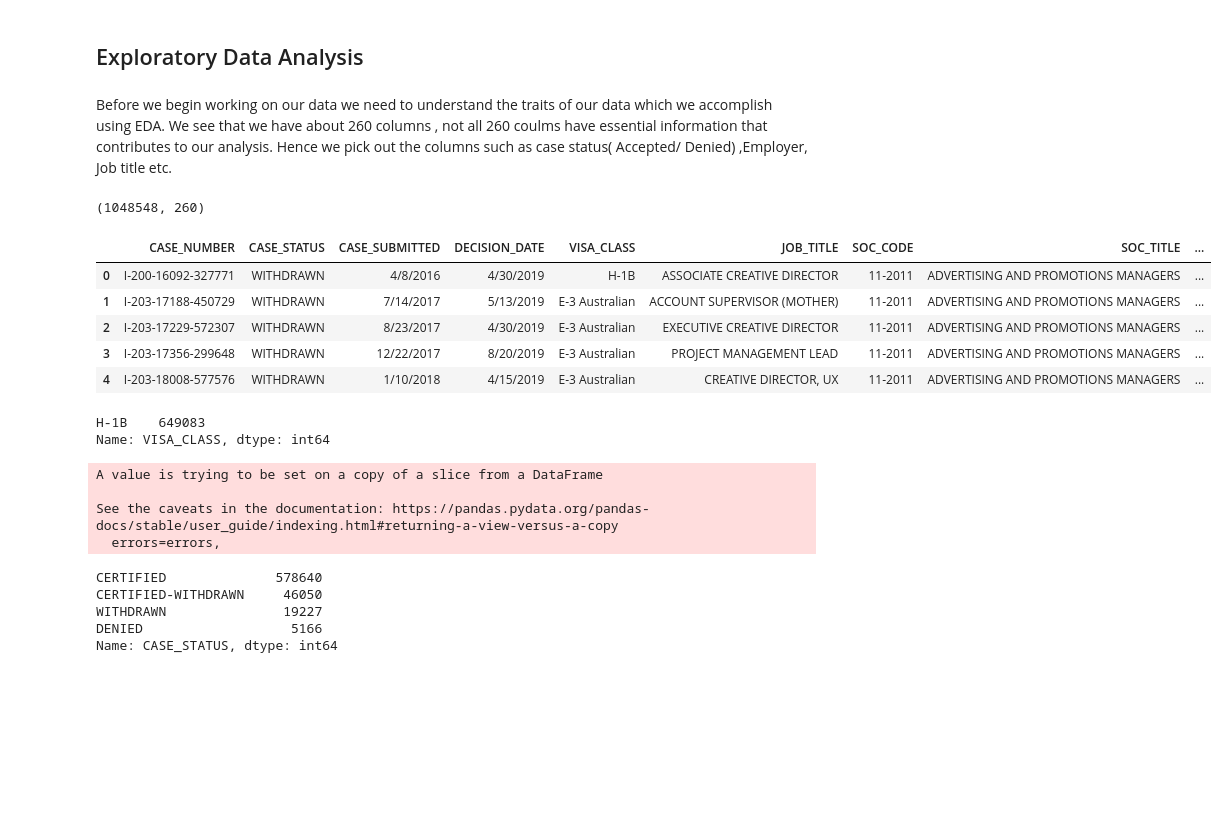
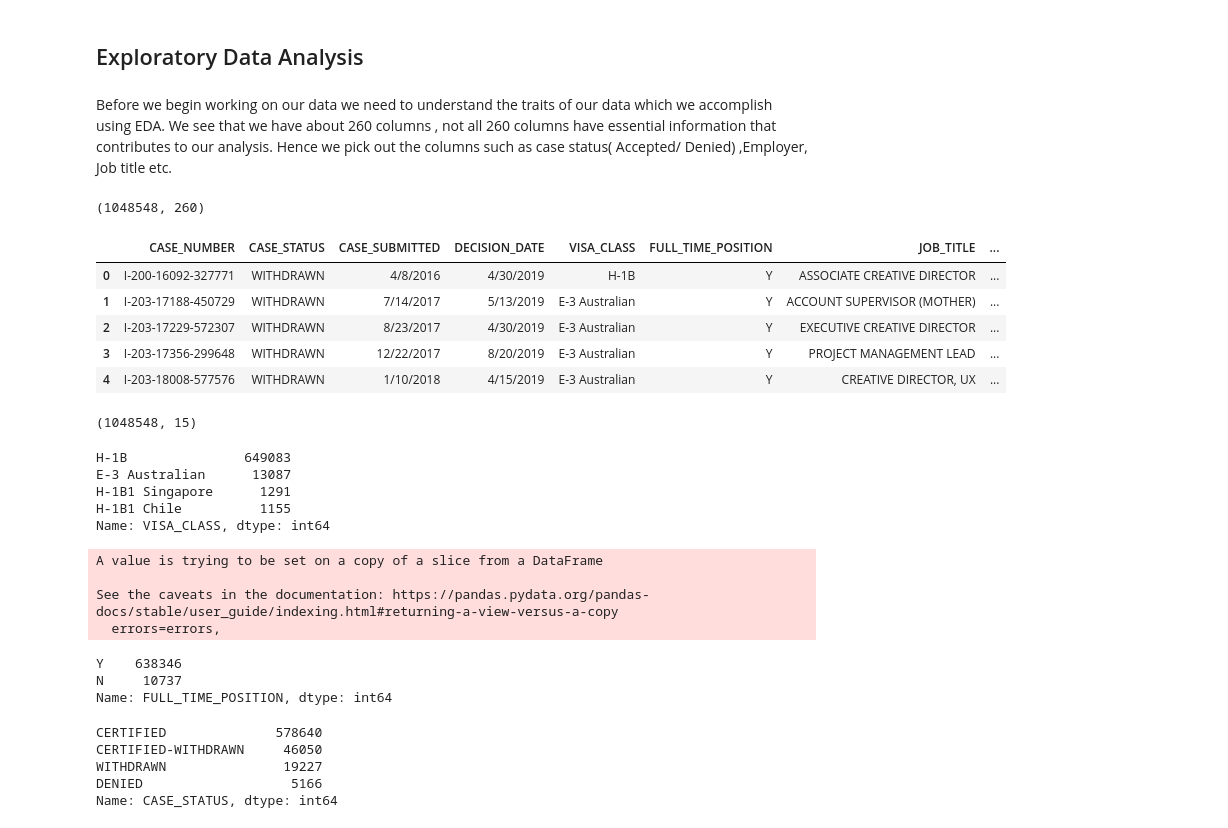
Before and after one commit to Swathi-965/Analyzing-H1B-Acceptance-trends-and-factors-relating-to-it., a Jupyter notebook: H1b_project.ipynb, the cells around one changed output. Drawn from its saved outputs; the diff is of its cells as text; code cells hidden in the pictures; blank space fills up the shorter version.

Commit message:
EDA, New Columns
EDA visualization for top 10 employers
4 new columns added

```diff
--- a/H1b_project.ipynb
+++ b/H1b_project.ipynb
@@ -23,7 +19,7 @@ import warnings
 # %% [markdown]
 ## Exploratory Data Analysis
 # %% [markdown]
-Before we begin working on our data we need to understand the traits of our data which we accomplish using EDA. We see that we have about 260 columns , not all 260 coulms have essential information that contributes to our analysis. Hence we pick out the columns such as case status( Accepted/ Denied) ,Employer, Job title etc.
+Before we begin working on our data we need to understand the traits of our data which we accomplish using EDA. We see that we have about 260 columns , not all 260 columns have essential information that contributes to our analysis. Hence we pick out the columns such as case status( Accepted/ Denied) ,Employer, Job title etc.
 # %%
 #Read the csv file and stored in file
 file=pd.read_csv('/content/gdrive/My Drive/H-1B_Disclosure_Data_FY2019.csv')
@@ -32,19 +28,27 @@ file.shape
 # %% [output]
 (1048548, 260)
 # %%
-cleaned=file[['CASE_NUMBER','CASE_STATUS','CASE_SUBMITTED','DECISION_DATE','VISA_CLASS','JOB_TITLE','SOC_CODE','SOC_TITLE','EMPLOYER_NAME','WAGE_RATE_OF_PAY_FROM_1','WAGE_UNIT_OF_PAY_1']]
+cleaned=file[['CASE_NUMBER','CASE_STATUS','CASE_SUBMITTED','DECISION_DATE','VISA_CLASS','FULL_TIME_POSITION','JOB_TITLE','SOC_CODE','SOC_TITLE',\
+              'EMPLOYER_NAME','WAGE_RATE_OF_PAY_FROM_1','WAGE_UNIT_OF_PAY_1','NAICS_CODE','WORKSITE_CITY_1','WORKSITE_STATE_1']]
 cleaned.head()
 # %% [output]
-|  | CASE_NUMBER | CASE_STATUS | CASE_SUBMITTED | DECISION_DATE | VISA_CLASS | JOB_TITLE | SOC_CODE | SOC_TITLE | ... |
-| 0 | I-200-16092-327771 | WITHDRAWN | 4/8/2016 | 4/30/2019 | H-1B | ASSOCIATE CREATIVE DIRECTOR | 11-2011 | ADVERTISING AND PROMOTIONS MANAGERS | ... |
-| 1 | I-203-17188-450729 | WITHDRAWN | 7/14/2017 | 5/13/2019 | E-3 Australian | ACCOUNT SUPERVISOR (MOTHER) | 11-2011 | ADVERTISING AND PROMOTIONS MANAGERS | ... |
-| 2 | I-203-17229-572307 | WITHDRAWN | 8/23/2017 | 4/30/2019 | E-3 Australian | EXECUTIVE CREATIVE DIRECTOR | 11-2011 | ADVERTISING AND PROMOTIONS MANAGERS | ... |
-| 3 | I-203-17356-299648 | WITHDRAWN | 12/22/2017 | 8/20/2019 | E-3 Australian | PROJECT MANAGEMENT LEAD | 11-2011 | ADVERTISING AND PROMOTIONS MANAGERS | ... |
-| 4 | I-203-18008-577576 | WITHDRAWN | 1/10/2018 | 4/15/2019 | E-3 Australian | CREATIVE DIRECTOR, UX | 11-2011 | ADVERTISING AND PROMOTIONS MANAGERS | ... |
+|  | CASE_NUMBER | CASE_STATUS | CASE_SUBMITTED | DECISION_DATE | VISA_CLASS | FULL_TIME_POSITION | JOB_TITLE | ... |
+| 0 | I-200-16092-327771 | WITHDRAWN | 4/8/2016 | 4/30/2019 | H-1B | Y | ASSOCIATE CREATIVE DIRECTOR | ... |
+| 1 | I-203-17188-450729 | WITHDRAWN | 7/14/2017 | 5/13/2019 | E-3 Australian | Y | ACCOUNT SUPERVISOR (MOTHER) | ... |
+| 2 | I-203-17229-572307 | WITHDRAWN | 8/23/2017 | 4/30/2019 | E-3 Australian | Y | EXECUTIVE CREATIVE DIRECTOR | ... |
+| 3 | I-203-17356-299648 | WITHDRAWN | 12/22/2017 | 8/20/2019 | E-3 Australian | Y | PROJECT MANAGEMENT LEAD | ... |
+| 4 | I-203-18008-577576 | WITHDRAWN | 1/10/2018 | 4/15/2019 | E-3 Australian | Y | CREATIVE DIRECTOR, UX | ... |
+# %%
+cleaned.shape
+# %% [output]
+(1048548, 15)
 # %%
 cleaned['VISA_CLASS'].value_counts()
 # %% [output]
-H-1B    649083
+H-1B               649083
+E-3 Australian      13087
+H-1B1 Singapore      1291
+H-1B1 Chile          1155
 Name: VISA_CLASS, dtype: int64
 # %%
 # Visa class has many categories which are not of use , we require only H1B visa type , hence we drop all records with other visa types
@@ -54,6 +58,12 @@ A value is trying to be set on a copy of a slice from a DataFrame
 
 See the caveats in the documentation: https://pandas.pydata.org/pandas-docs/stable/user_guide/indexing.html#returning-a-view-versus-a-copy
   errors=errors,
+# %%
+cleaned['FULL_TIME_POSITION'].value_counts()
+# %% [output]
+Y    638346
+N     10737
+Name: FULL_TIME_POSITION, dtype: int64
 # %%
 cleaned['CASE_STATUS'].value_counts()
 # %% [output]
```
Also changed, not shown: parts of 17 cells of this notebook.
